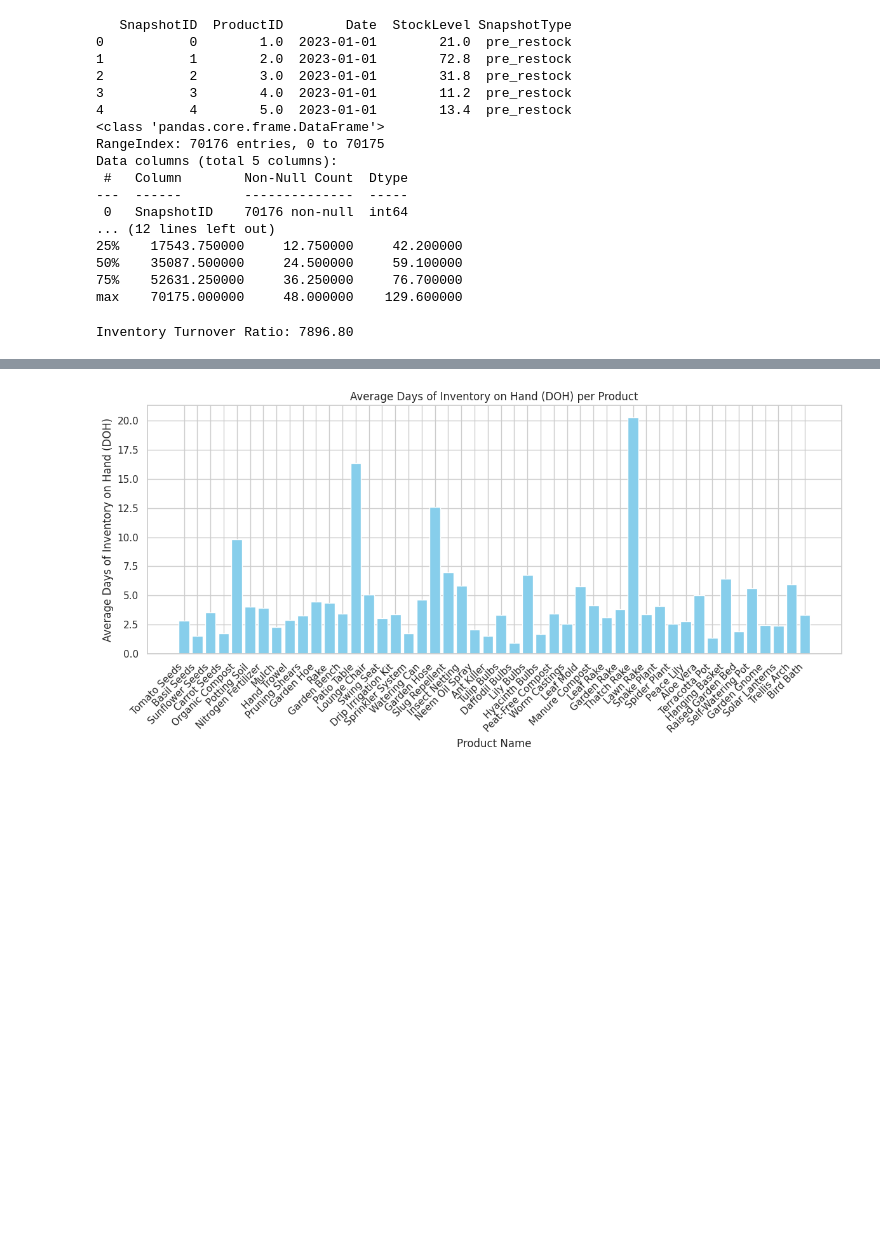
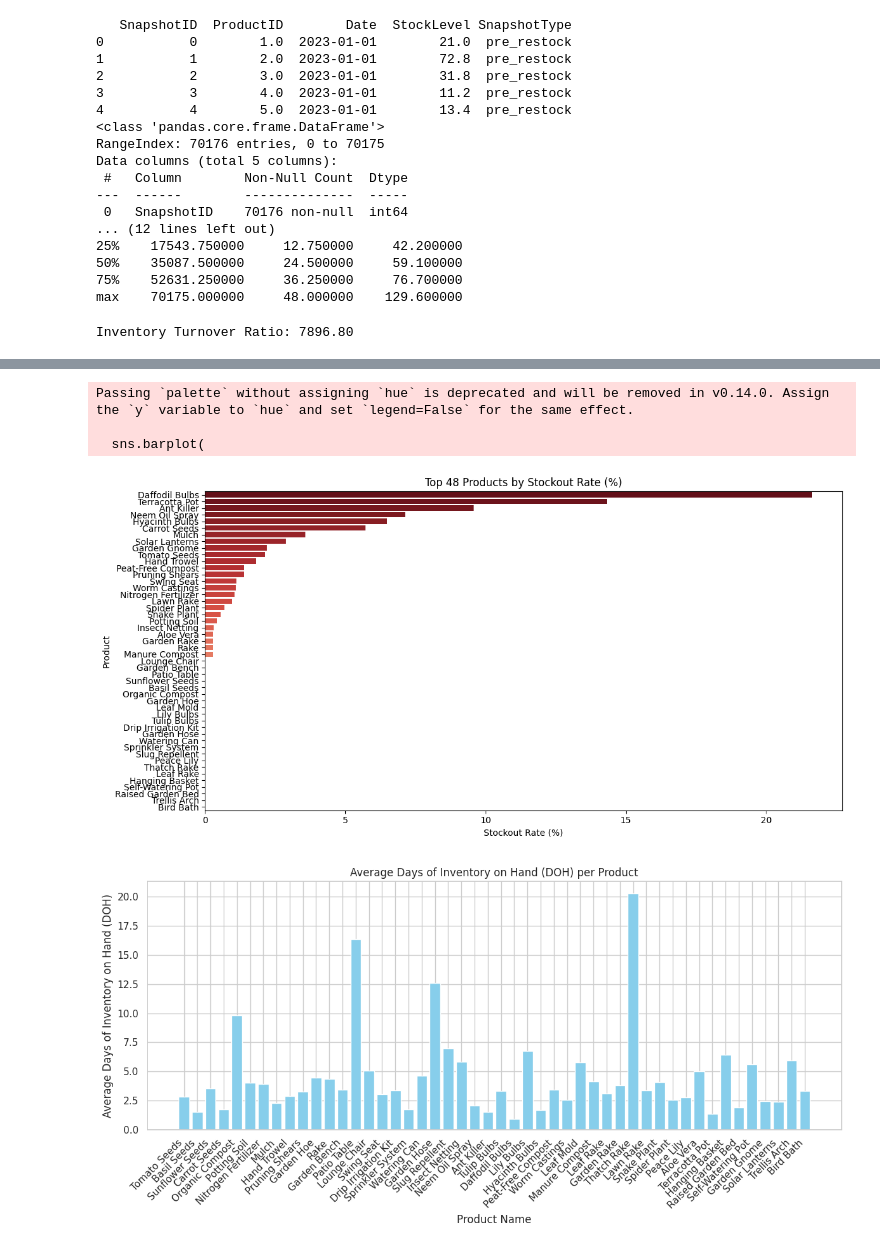
Before and after one commit to Katharina-github/SalesDataAnalysis, a Jupyter notebook: generate_synthetic_sales_dataset.ipynb, the cells around one changed output, grey strips where cells are left out. Cells and saved outputs as stored; diff of their text form; code cells hidden in the pictures; blank space fills up the shorter version.

```diff
--- a/generate_synthetic_sales_dataset.ipynb
+++ b/generate_synthetic_sales_dataset.ipynb
@@ -1715,3 +1716,79 @@ plt.show()
+# %%
+# Out of stock
+# based on order days
+# Step 1: Ensure sales and inventory snapshots are in the correct format
+sales_df["SalesDate"] = pd.to_datetime(sales_df["SalesDate"])
+inventory_snapshots_df["Date"] = pd.to_datetime(inventory_snapshots_df["Date"])
+
+# Step 2: Extract order days per product
+order_dates_df = (
+    sales_df[["ProductID", "SalesDate"]]
+    .drop_duplicates()
+    .rename(columns={"SalesDate": "OrderDate"})
+)
+
+# Step 3: Filter inventory snapshots for 'pre_restock'
+pre_restock_df = inventory_snapshots_df[
+    inventory_snapshots_df["SnapshotType"] == "pre_restock"
+]
+
+# Step 4: Merge order dates with inventory snapshots on ProductID and OrderDate
+merged_df = order_dates_df.merge(
+    pre_restock_df,
+    left_on=["ProductID", "OrderDate"],
+    right_on=["ProductID", "Date"],
+    how="left"
+)
+
+# Step 5: Flag stockouts on order days
+merged_df["HadStockout"] = merged_df["StockLevel"].fillna(0) <= 0.5
+
+# Step 6: Calculate Stockout Rate per product
+stockout_stats = (
+    merged_df.groupby("ProductID")
+    .agg(
+        TotalOrderDays=("OrderDate", "nunique"),
+        StockoutDays=("HadStockout", "sum")
+    )
+    .reset_index()
+)
+
+stockout_stats["StockoutRatePercentage"] = (
+    stockout_stats["StockoutDays"] / stockout_stats["TotalOrderDays"] * 100
+).round(2)
+
+# Step 7: Add product names for clarity
+stockout_stats = stockout_stats.merge(
+    products_df[["ProductID", "ProductName"]],
+    on="ProductID",
+    how="left"
+)
+
+# Step 8: Sort for visibility
+stockout_stats = stockout_stats.sort_values(by="StockoutRatePercentage", ascending=False)
+
+# Step 9: Visualize the results
+# Optional: Limit to top N products
+top_n = 48
+top_stockouts = stockout_stats.sort_values(by="StockoutRatePercentage", ascending=False).head(top_n)
+
+plt.figure(figsize=(12, 6))
+sns.barplot(
+    data=top_stockouts,
+    x="StockoutRatePercentage",
+    y="ProductName",
+    palette="Reds_r"
+)
+plt.title(f"Top {top_n} Products by Stockout Rate (%)")
+plt.xlabel("Stockout Rate (%)")
+plt.ylabel("Product")
+plt.tight_layout()
+plt.show()
+# %% [output]
+Passing `palette` without assigning `hue` is deprecated and will be removed in v0.14.0. Assign the `y` variable to `hue` and set `legend=False` for the same effect.
+
+  sns.barplot(
+[figure, added]
 # %%
 # DOH and overstock
 # Step 1: Calculate Daily Average Stock Level
```
Also changed, not shown: parts of 15 cells of this notebook.
